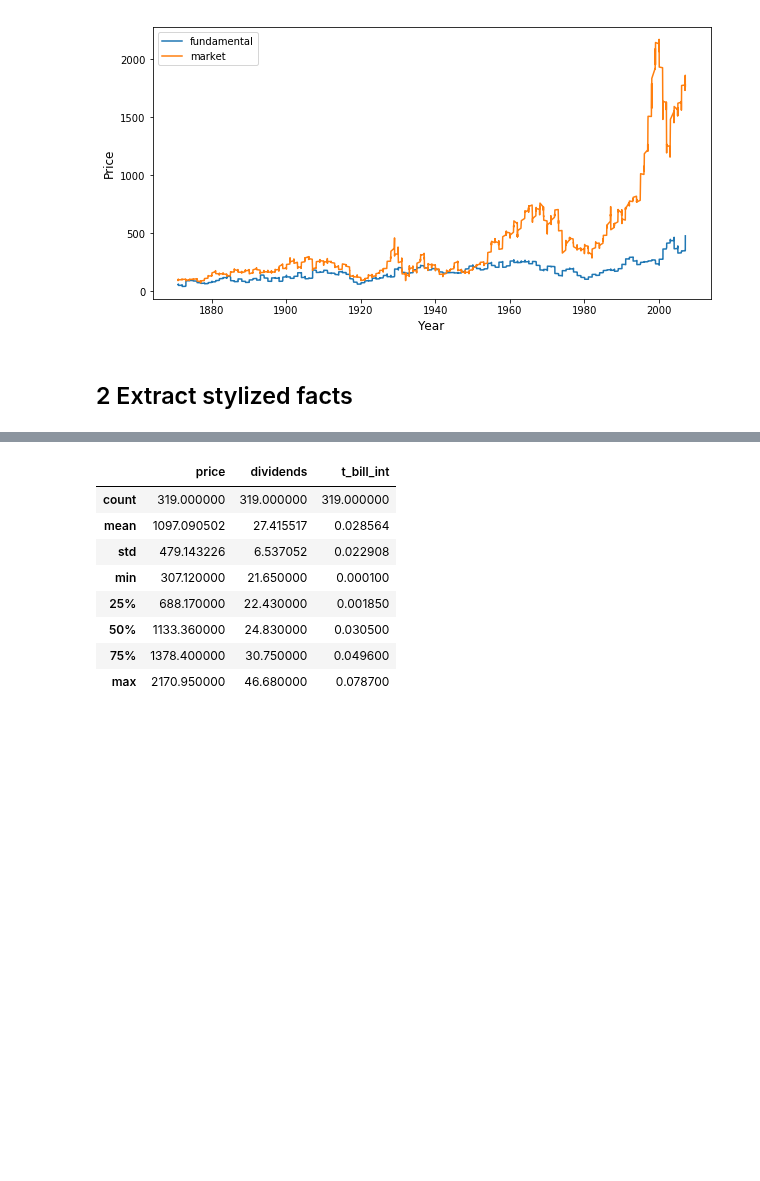
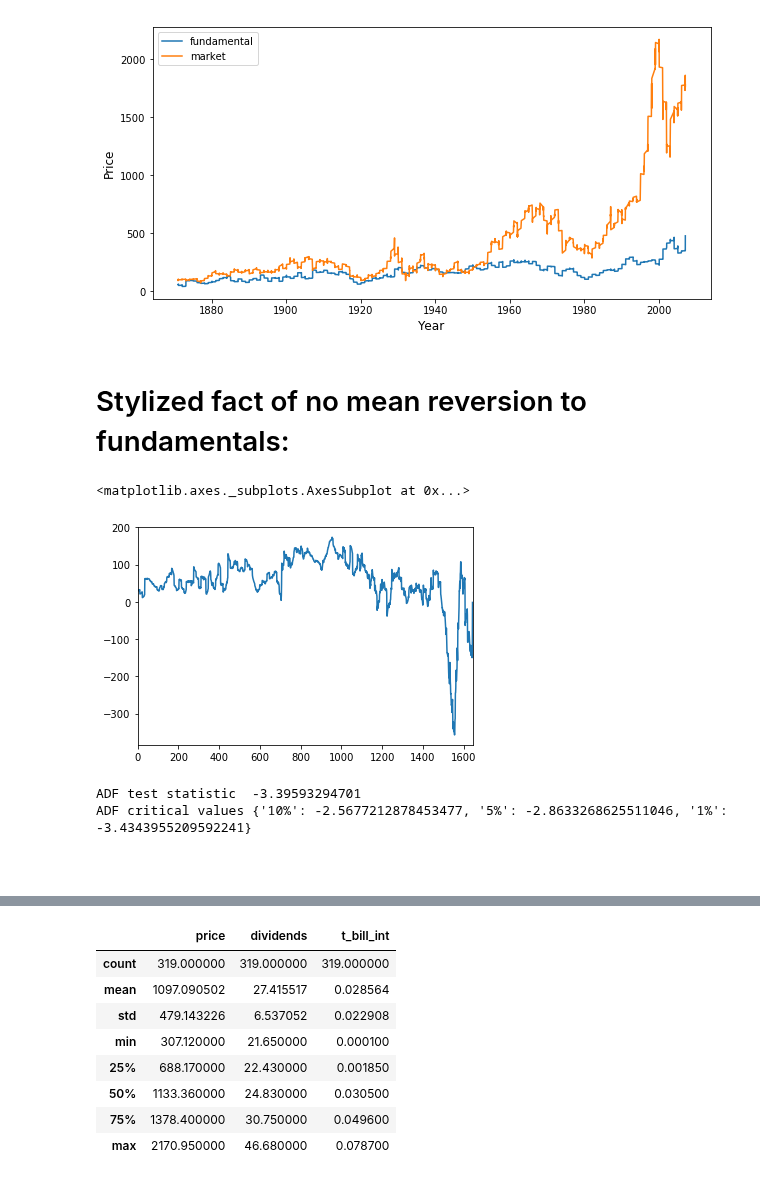
Before and after one commit to joerischasfoort/sim-fin-abm, a Jupyter notebook: evo_algo_calibration.ipynb, the cells around one changed output, grey strips where cells are left out. Cells and saved outputs as stored; diff of their text form; code cells hidden in the pictures; blank space fills up the shorter version.

```diff
--- a/evo_algo_calibration.ipynb
+++ b/evo_algo_calibration.ipynb
@@ -107,6 +109,27 @@ ax1.legend()
 # %% [output]
 <matplotlib.legend.Legend at 0x...>
 [figure]
+# %% [markdown]
+# Stylized fact of no mean reversion to fundamentals:
+# %%
+# calculate co-integration of price and fundamentals
+model = sm.OLS(fundamental_values, shiller_data['Price'][:len(fundamental_values)])
+res = model.fit()
+residuals = res.resid
+# %%
+residuals.plot()
+# %% [output]
+<matplotlib.axes._subplots.AxesSubplot at 0x...>
+[figure, added]
+# %%
+cadf = ts.adfuller(residuals) # can be rejected at 5%
+print('ADF test statistic ', cadf[0])
+print('ADF critical values', cadf[4])
+# %% [output]
+ADF test statistic  -3.39593294701
+ADF critical values {'10%': -2.5677212878453477, '5%': -2.8633268625511046, '1%': -3.4343955209592241}
+# %% [markdown]
+#
 # %%
 start_date = '1960-01-01'
 end_date = '2016-8-31'
@@ -137,5 +160,3 @@ spy_all = spy_all.iloc[-window:-1]
 
 spy_all['fundamental'] = ((1 + spy_all['av_div_growth']) / (spy_all['fixed_yield'] - spy_all['av_div_growth'])) * spy_all['dividends']
 spy_all['dev_fundamental'] = (spy_all['price'] - spy_all['fundamental']) / spy_all['fundamental']
-# %% [markdown]
-## 2 Extract stylized facts
```
Also changed, not shown: parts of 2 cells of this notebook, 2 other files.
